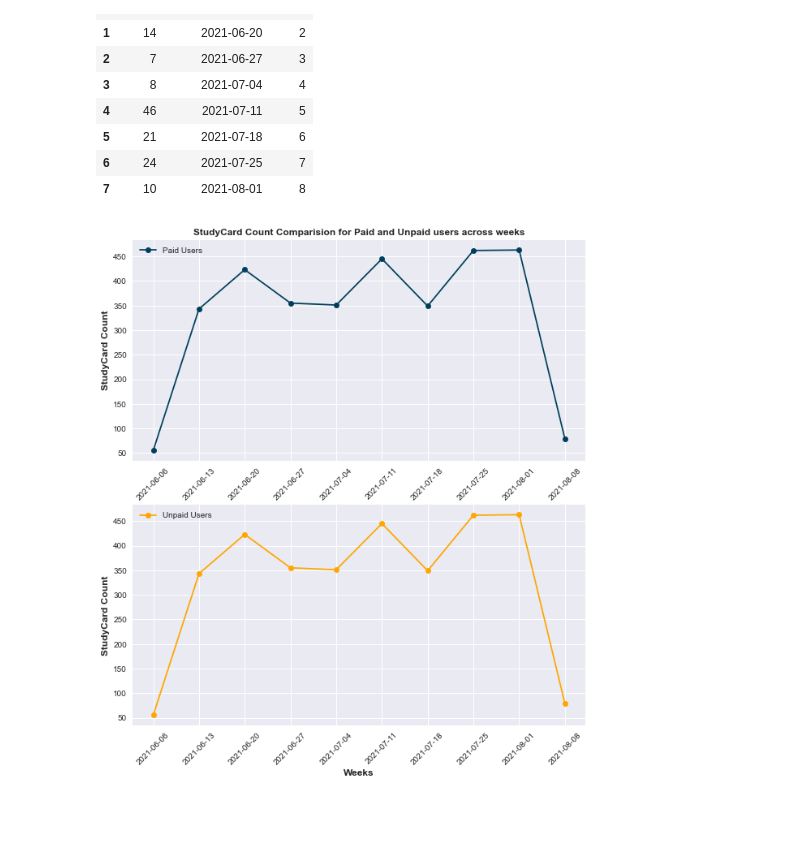
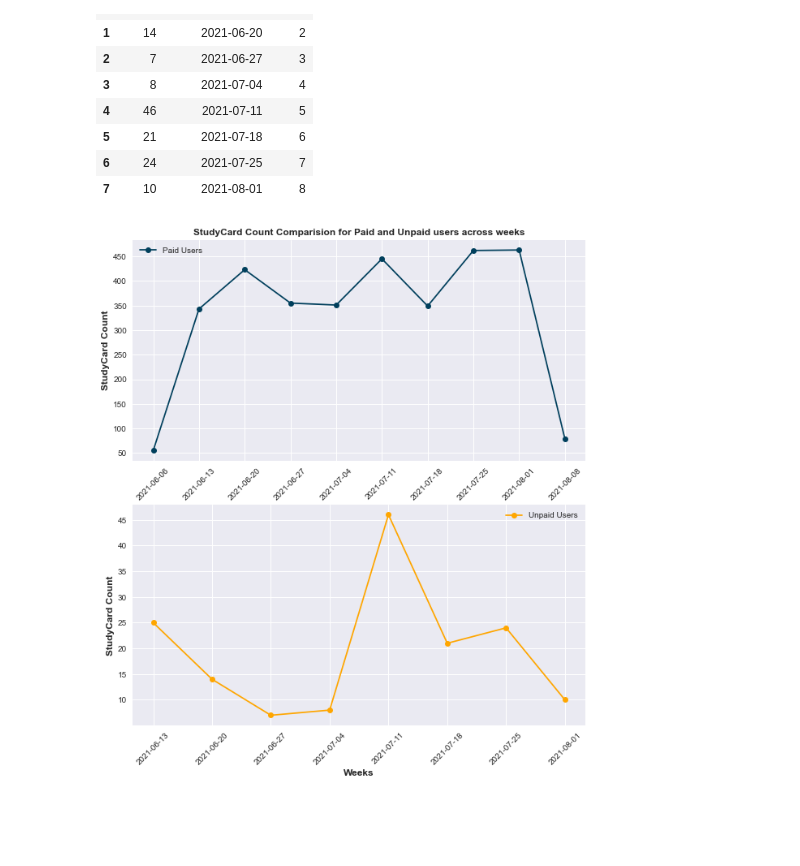
Before and after one commit to shine-jayakumar/Exploratory-Data-Analysis-with-Python, a Jupyter notebook: eda_users.ipynb, the cells around one changed output. Saved outputs shown, nothing was run; the diff lists cells and outputs as text; code cells hidden in the pictures.

```diff
--- a/eda_users.ipynb
+++ b/eda_users.ipynb
@@ -1298,37 +1298,37 @@ fig, (ax1, ax2) = plt.subplots(figsize=(10,11),nrows=2, ncols=1)
 paid_studycard_count = list(studycard_details_paid_users_weekly['count'])
 paid_week = list(studycard_details_paid_users_weekly['start_time_conv'])
 
-unpaid_studycard_count = list(studycard_details_paid_users_weekly['count'])
-unpaid_week = list(studycard_details_paid_users_weekly['start_time_conv'])
+unpaid_studycard_count = list(studycard_details_unpaid_users_weekly['count'])
+unpaid_week = list(studycard_details_unpaid_users_weekly['start_time_conv'])
 
 paid_week = [x.strftime('%Y-%m-%d') for x in paid_week]
 unpaid_week = [x.strftime('%Y-%m-%d') for x in unpaid_week]
 
 ax1.plot(paid_week,
         paid_studycard_count,
         label='Paid Users',
         color='#003f5c',
          marker='o')
 ax1.set_xticklabels(paid_week, rotation=45, ha='center')
 ax1.set_ylabel('StudyCard Count',fontsize=12, fontweight='bold')
 ax1.set_title('StudyCard Count Comparision for Paid and Unpaid users across weeks',
              fontsize=12, fontweight='bold')
 ax1.legend()
 
 
 ax2.plot(unpaid_week,
         unpaid_studycard_count,
         label='Unpaid Users',
         color='#ffa600',
          marker='o')
 ax2.set_xticklabels(unpaid_week, rotation=45, ha='center')
 ax2.set_xlabel('Weeks', fontsize=12, fontweight='bold')
 ax2.set_ylabel('StudyCard Count',fontsize=12, fontweight='bold')
 ax2.legend()
 
 plt.show()
 # %% [output]
-[figure, old version]
+[figure, new version]
 # %% [markdown]
 <br><br>
 # %% [markdown]
```
Also changed, not shown: parts of 4 cells of this notebook.
